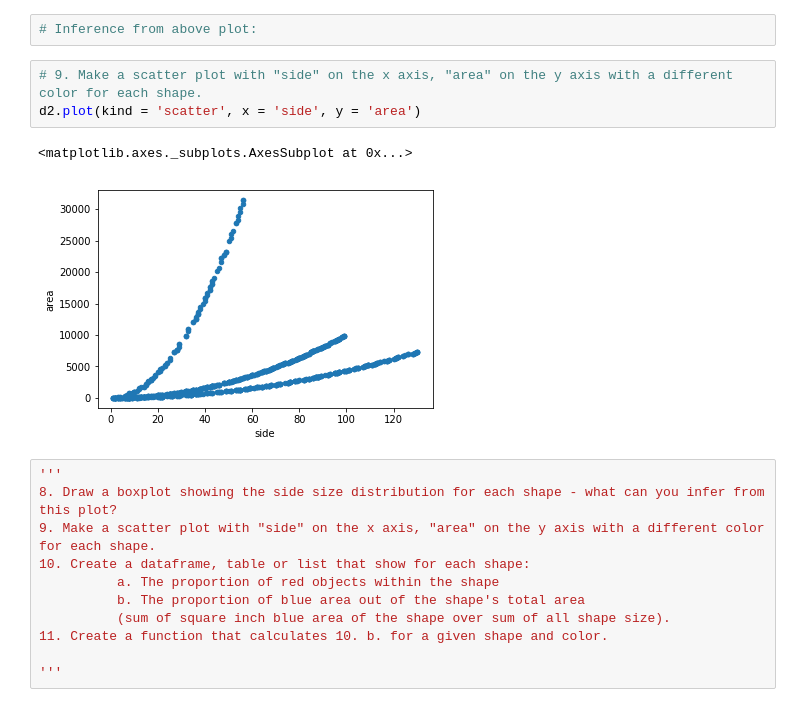
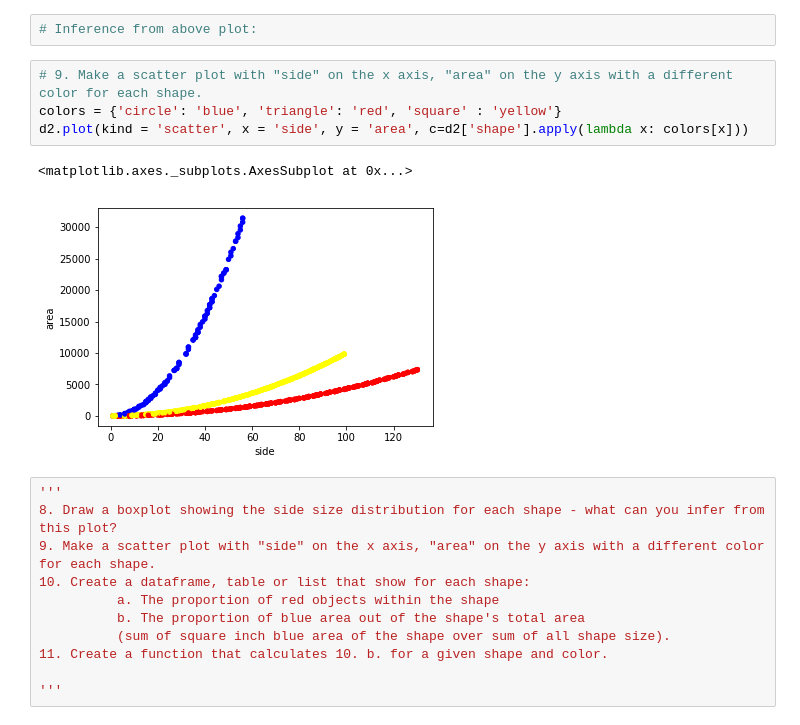
Before and after one commit to divya-nk/data-challenges, a Jupyter notebook: Riskified-solutions.ipynb, the cells around one changed output. Saved outputs shown, nothing was run; the diff lists cells and outputs as text.

Commit message:
9-scatter

```diff
--- a/Riskified-solutions.ipynb
+++ b/Riskified-solutions.ipynb
@@ -142,10 +142,11 @@ sns.boxplot(x= 'shape', y ='side', data=d2)
 # Inference from above plot:
 # %%
 # 9. Make a scatter plot with "side" on the x axis, "area" on the y axis with a different color for each shape.
-d2.plot(kind = 'scatter', x = 'side', y = 'area')
+colors = {'circle': 'blue', 'triangle': 'red', 'square' : 'yellow'}
+d2.plot(kind = 'scatter', x = 'side', y = 'area', c=d2['shape'].apply(lambda x: colors[x]))
 # %% [output]
 <matplotlib.axes._subplots.AxesSubplot at 0x...>
-[figure, old version]
+[figure, new version]
 # %%
 '''
 8. Draw a boxplot showing the side size distribution for each shape - what can you infer from this plot?
```
Also changed, not shown: 1 other file.
